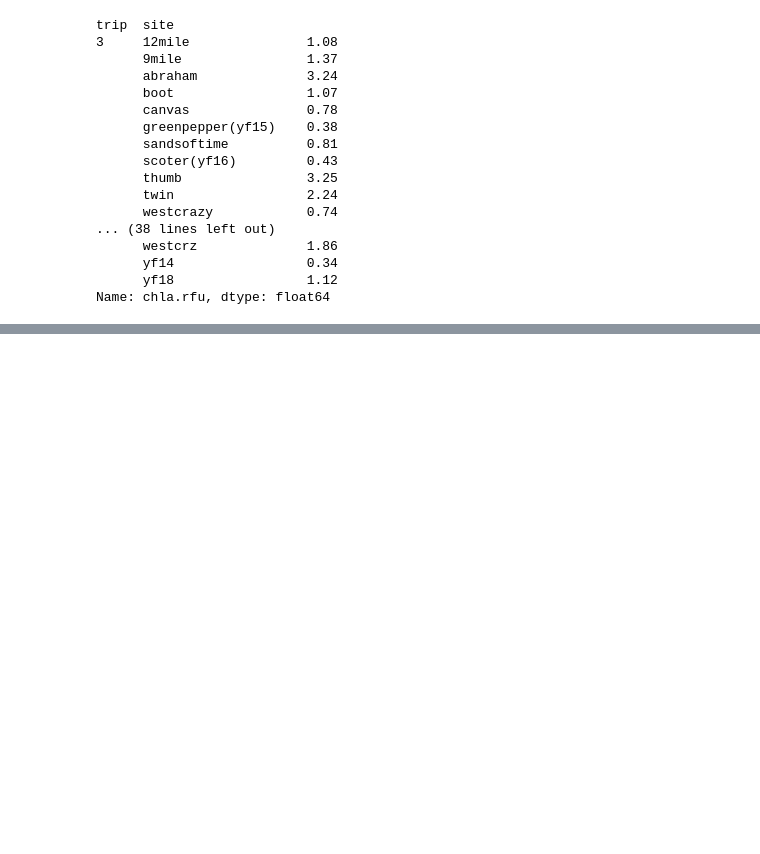
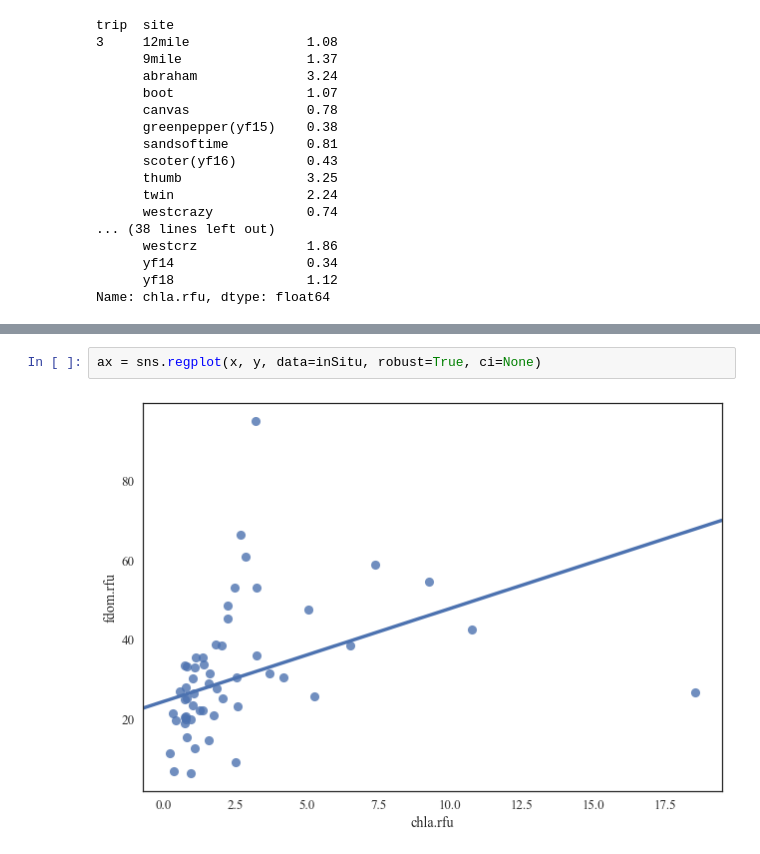
Before and after one commit to catherinekuhn/ABOVE, a Jupyter notebook: Code/MatchUps.ipynb, the cells around one changed output, grey strips where cells are left out. Drawn from its saved outputs; the diff is of its cells as text; blank space fills up the shorter version.

```diff
--- a/Code/MatchUps.ipynb
+++ b/Code/MatchUps.ipynb
@@ -221,0 +249,4 @@ plt.savefig('FieldData_Barplots_BasicOptics.png', dpi = 300)
+# %%
+ax = sns.regplot(x, y, data=inSitu, robust=True, ci=None)
+# %% [output]
+[figure, added]
```
Also changed, not shown: parts of 10 cells of this notebook, 14 other files.
